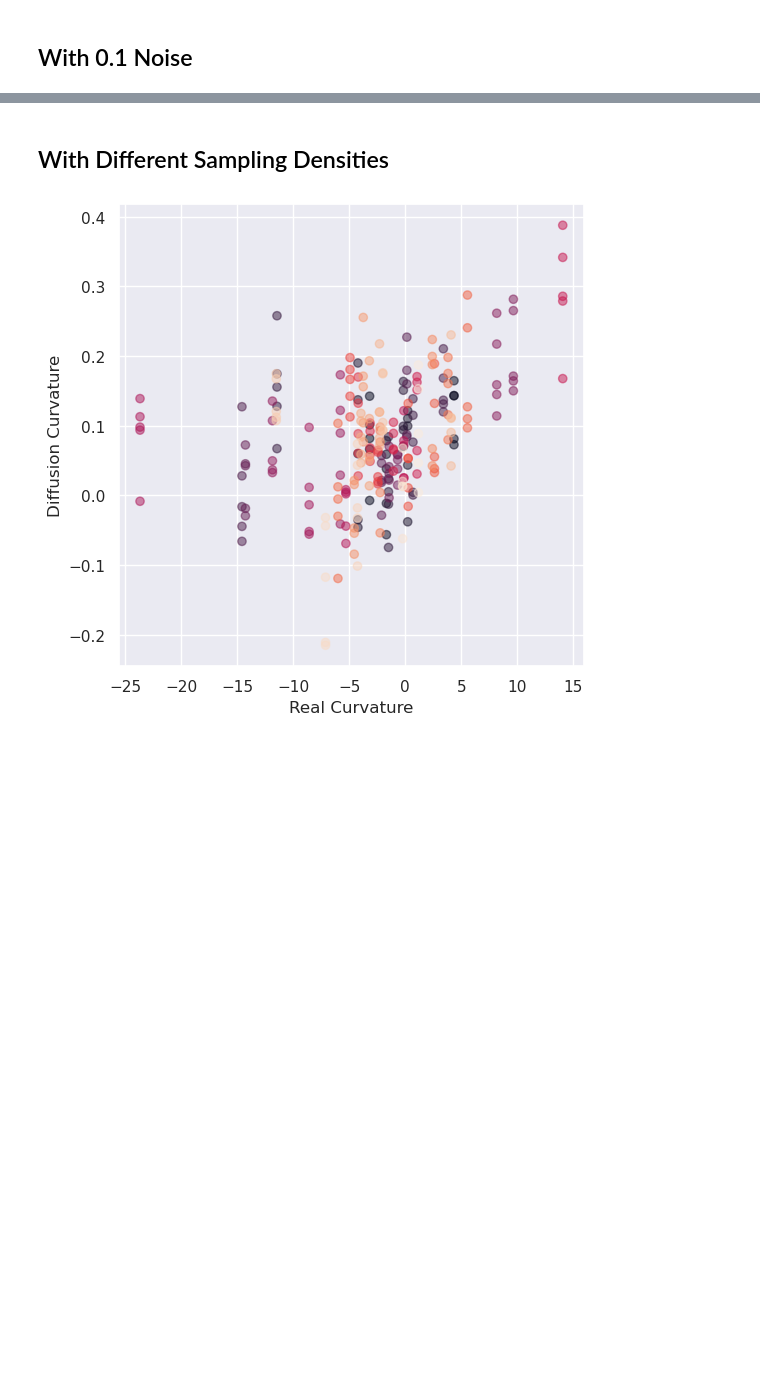
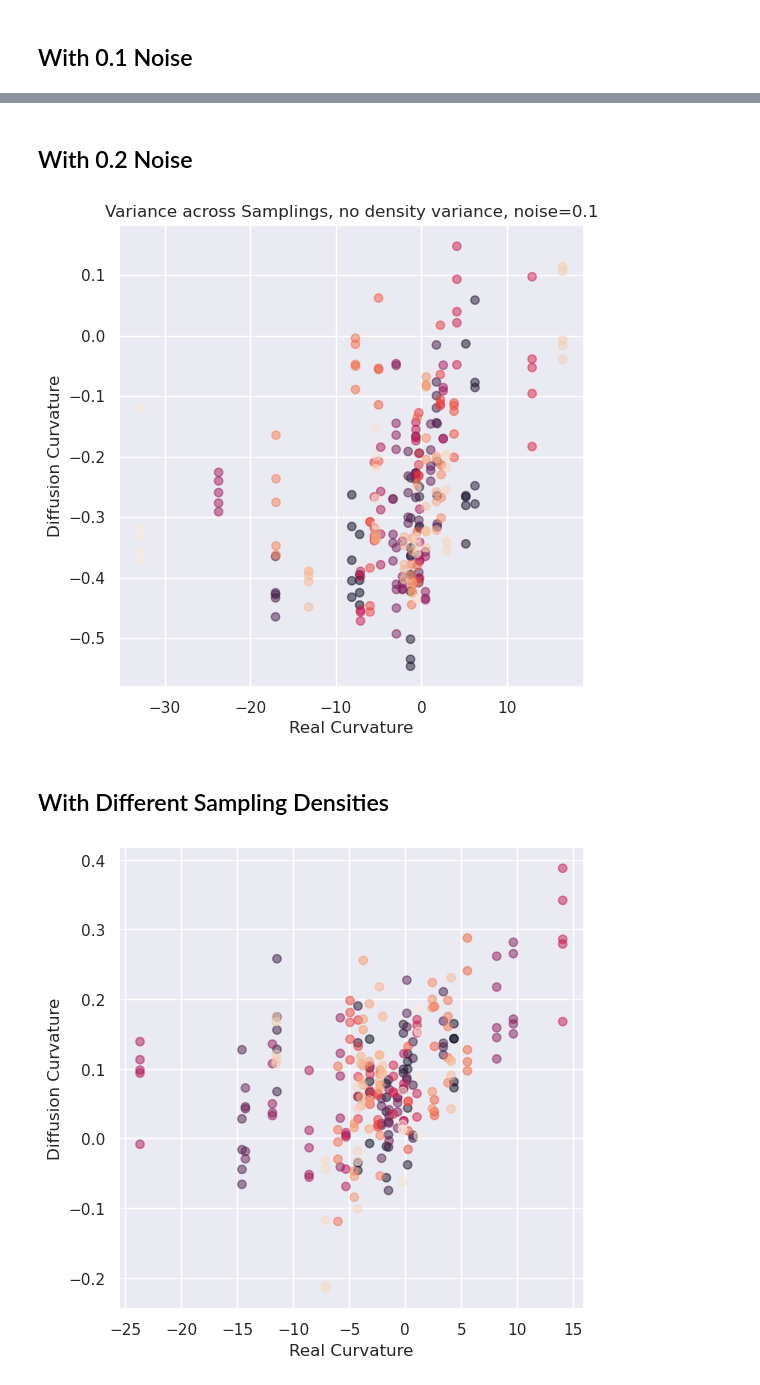
Before and after one commit to professorwug/diffusion_curvature_old, a Jupyter notebook: nbs/3c Sampling Experiments.ipynb, the cells around one changed output, grey strips where cells are left out. Cells and saved outputs as stored; diff of their text form; code cells hidden in the pictures; blank space fills up the shorter version.

```diff
--- a/nbs/3c Sampling Experiments.ipynb
+++ b/nbs/3c Sampling Experiments.ipynb
@@ -376,3 +376,13 @@ analyze_sampling_results(diffusion_ks, real_ks, title = "Variance across Samplin
+# %% [markdown]
+## With 0.2 Noise
+# %%
+diffusion_ks, real_ks = curved_sampling_experiment(
+    density_variance=0, noisiness=0.2, num_samplings=5, num_surfaces=50, num_points_per_surface=1000, t = 25,
+)
+# %%
+analyze_sampling_results(diffusion_ks, real_ks, title = "Variance across Samplings, no density variance, noise=0.1")
+# %% [output]
+[figure, added]
 # %% [markdown]
 ## With Different Sampling Densities
 # %%
```
Also changed, not shown: parts of 2 cells of this notebook, 37 other files.
